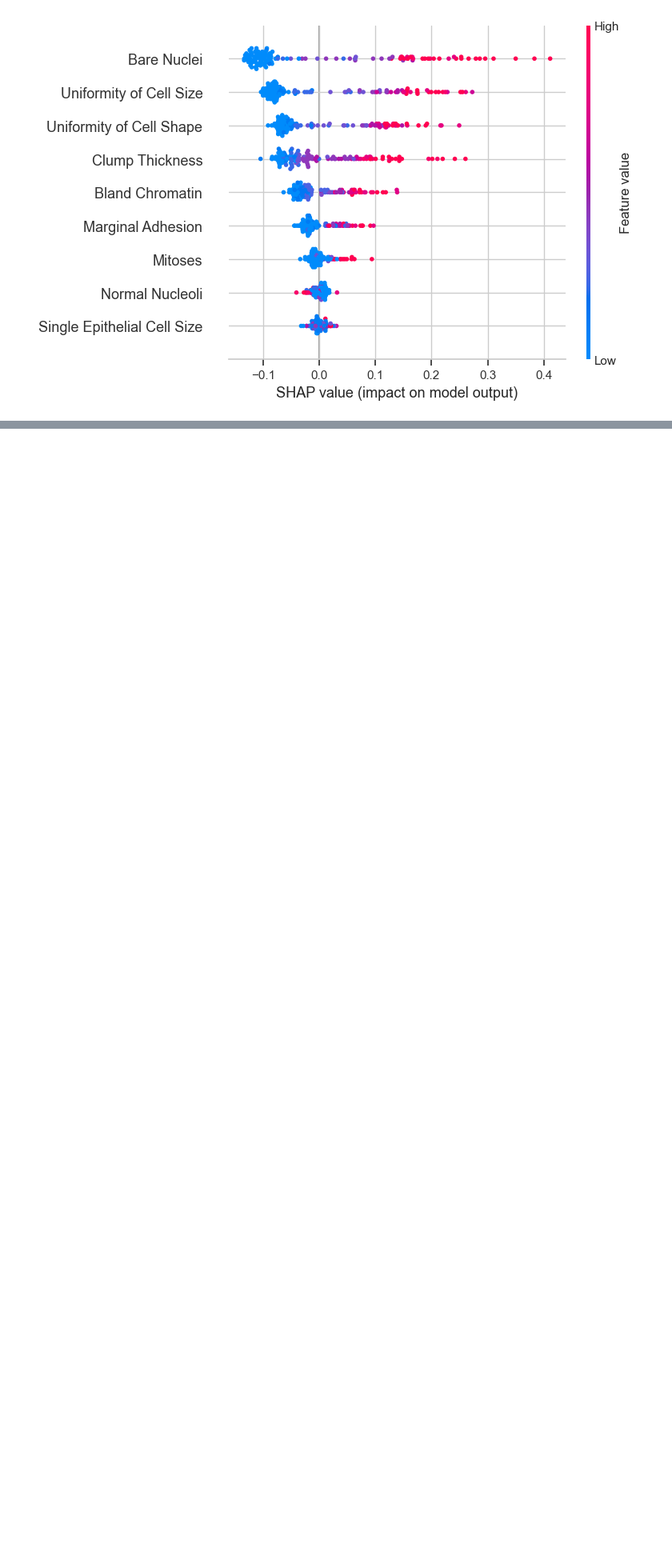
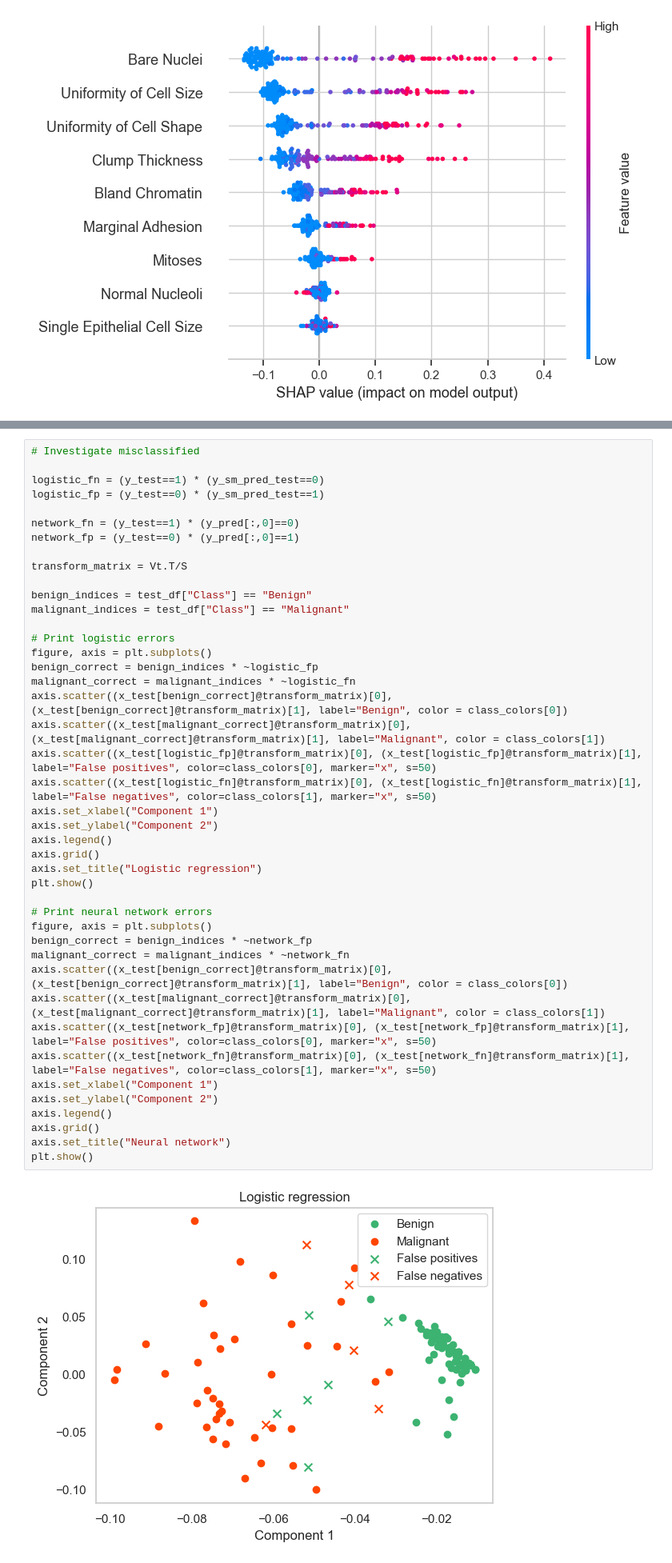
Before and after one commit to 18alle18/Reproducible-Challenge-Project, a Jupyter notebook: Project_Alexander_Love.ipynb, the cells around one changed output, grey strips where cells are left out. Shown at 80% size. Cells and saved outputs as stored; diff of their text form; blank space fills up the shorter version.

Commit message:
Plotting errors
Plotted errors of the minimal logistic model and neural network with PCA.

```diff
--- a/Project_Alexander_Love.ipynb
+++ b/Project_Alexander_Love.ipynb
@@ -512,0 +555,45 @@ disp.plot()
+# %%
+# Investigate misclassified
+
+logistic_fn = (y_test==1) * (y_sm_pred_test==0)
+logistic_fp = (y_test==0) * (y_sm_pred_test==1)
+
+network_fn = (y_test==1) * (y_pred[:,0]==0)
+network_fp = (y_test==0) * (y_pred[:,0]==1)
+
+transform_matrix = Vt.T/S
+
+benign_indices = test_df["Class"] == "Benign"
+malignant_indices = test_df["Class"] == "Malignant"
+
+# Print logistic errors
+figure, axis = plt.subplots()
+benign_correct = benign_indices * ~logistic_fp
+malignant_correct = malignant_indices * ~logistic_fn
+axis.scatter((x_test[benign_correct]@transform_matrix)[0], (x_test[benign_correct]@transform_matrix)[1], label="Benign", color = class_colors[0])
+axis.scatter((x_test[malignant_correct]@transform_matrix)[0], (x_test[malignant_correct]@transform_matrix)[1], label="Malignant", color = class_colors[1])
+axis.scatter((x_test[logistic_fp]@transform_matrix)[0], (x_test[logistic_fp]@transform_matrix)[1], label="False positives", color=class_colors[0], marker="x", s=50)
+axis.scatter((x_test[logistic_fn]@transform_matrix)[0], (x_test[logistic_fn]@transform_matrix)[1], label="False negatives", color=class_colors[1], marker="x", s=50)
+axis.set_xlabel("Component 1")
+axis.set_ylabel("Component 2")
+axis.legend()
+axis.grid()
+axis.set_title("Logistic regression")
+plt.show()
+
+# Print neural network errors
+figure, axis = plt.subplots()
+benign_correct = benign_indices * ~network_fp
+malignant_correct = malignant_indices * ~network_fn
+axis.scatter((x_test[benign_correct]@transform_matrix)[0], (x_test[benign_correct]@transform_matrix)[1], label="Benign", color = class_colors[0])
+axis.scatter((x_test[malignant_correct]@transform_matrix)[0], (x_test[malignant_correct]@transform_matrix)[1], label="Malignant", color = class_colors[1])
+axis.scatter((x_test[network_fp]@transform_matrix)[0], (x_test[network_fp]@transform_matrix)[1], label="False positives", color=class_colors[0], marker="x", s=50)
+axis.scatter((x_test[network_fn]@transform_matrix)[0], (x_test[network_fn]@transform_matrix)[1], label="False negatives", color=class_colors[1], marker="x", s=50)
+axis.set_xlabel("Component 1")
+axis.set_ylabel("Component 2")
+axis.legend()
+axis.grid()
+axis.set_title("Neural network")
+plt.show()
+# %% [output]
+[figure, added]
```
Also changed, not shown: parts of 9 cells of this notebook.
